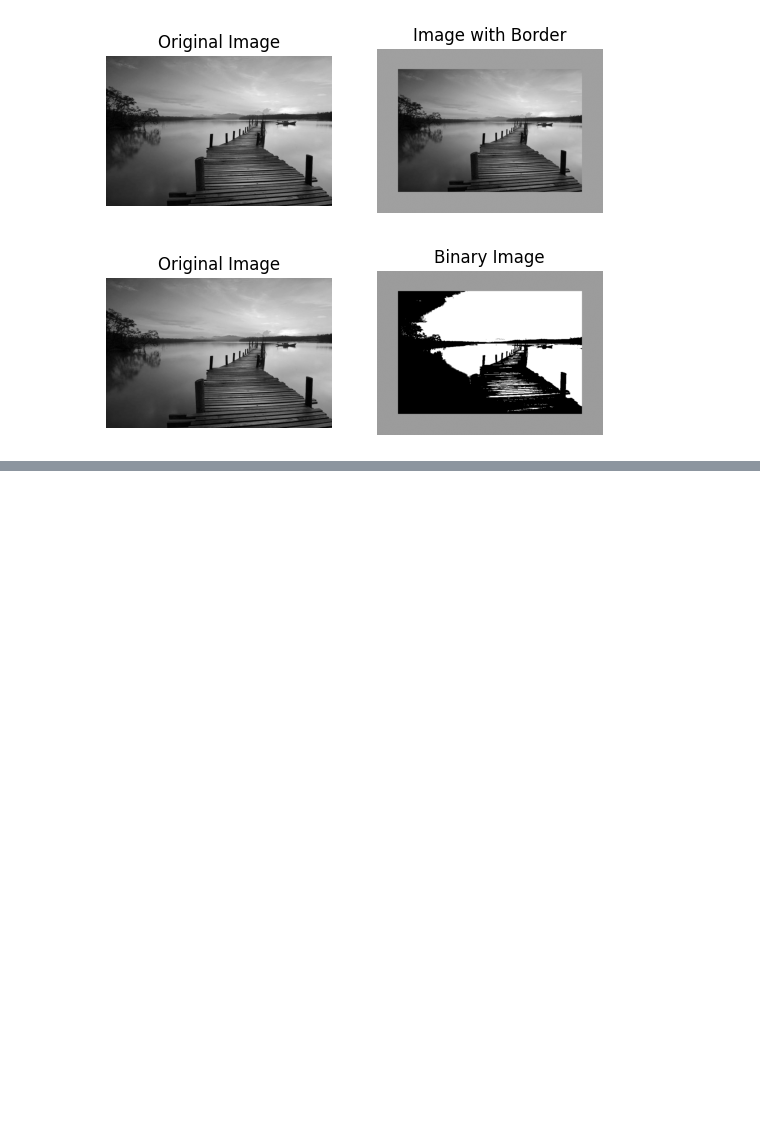
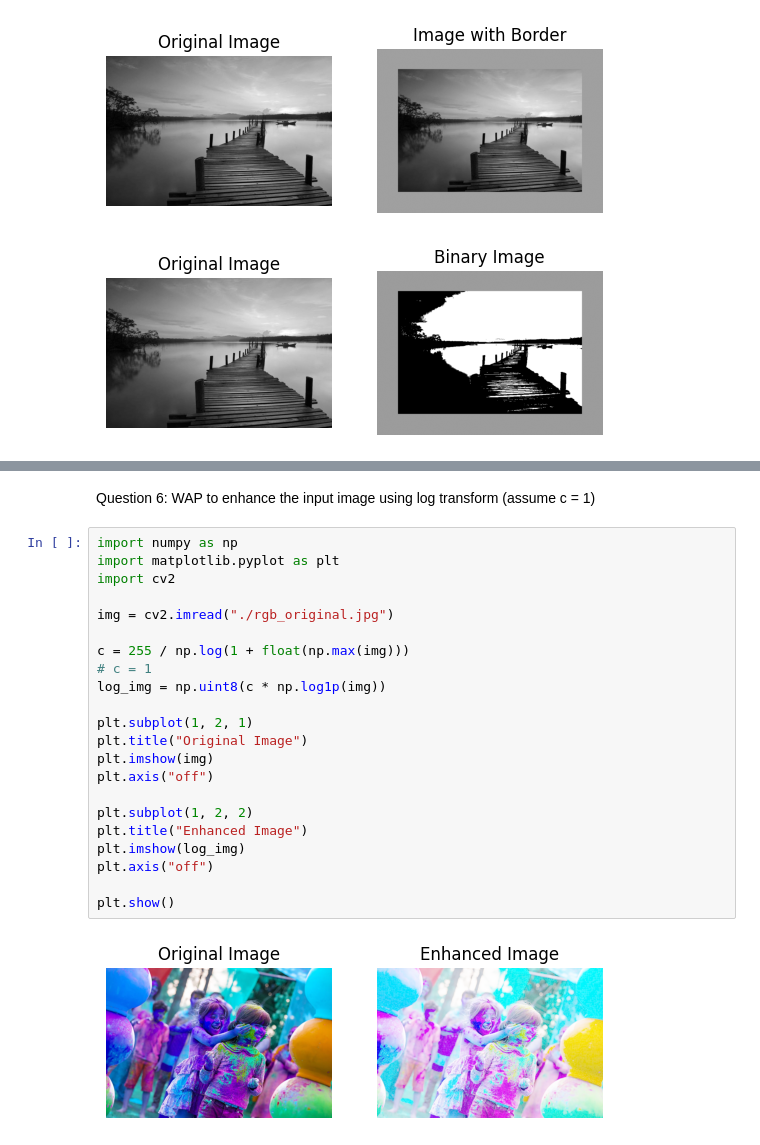
Before and after one commit to HimanshuSardana/assignments, a Jupyter notebook: image_processing/lab_manual/Untitled.ipynb, the cells around one changed output, grey strips where cells are left out. Drawn from its saved outputs; the diff is of its cells as text; blank space fills up the shorter version.

```diff
--- a/image_processing/lab_manual/Untitled.ipynb
+++ b/image_processing/lab_manual/Untitled.ipynb
@@ -145,0 +181,26 @@ Enter border color (0-255):  156
+# %% [markdown]
+Question 6: WAP to enhance the input image using log transform (assume c = 1)
+# %%
+import numpy as np
+import matplotlib.pyplot as plt
+import cv2
+
+img = cv2.imread("./rgb_original.jpg")
+
+c = 255 / np.log(1 + float(np.max(img)))
+# c = 1
+log_img = np.uint8(c * np.log1p(img))
+
+plt.subplot(1, 2, 1)
+plt.title("Original Image")
+plt.imshow(img)
+plt.axis("off")
+
+plt.subplot(1, 2, 2)
+plt.title("Enhanced Image")
+plt.imshow(log_img)
+plt.axis("off")
+
+plt.show()
+# %% [output]
+[figure, added]
```
Also changed, not shown: parts of 14 cells of this notebook, 12 other files.
